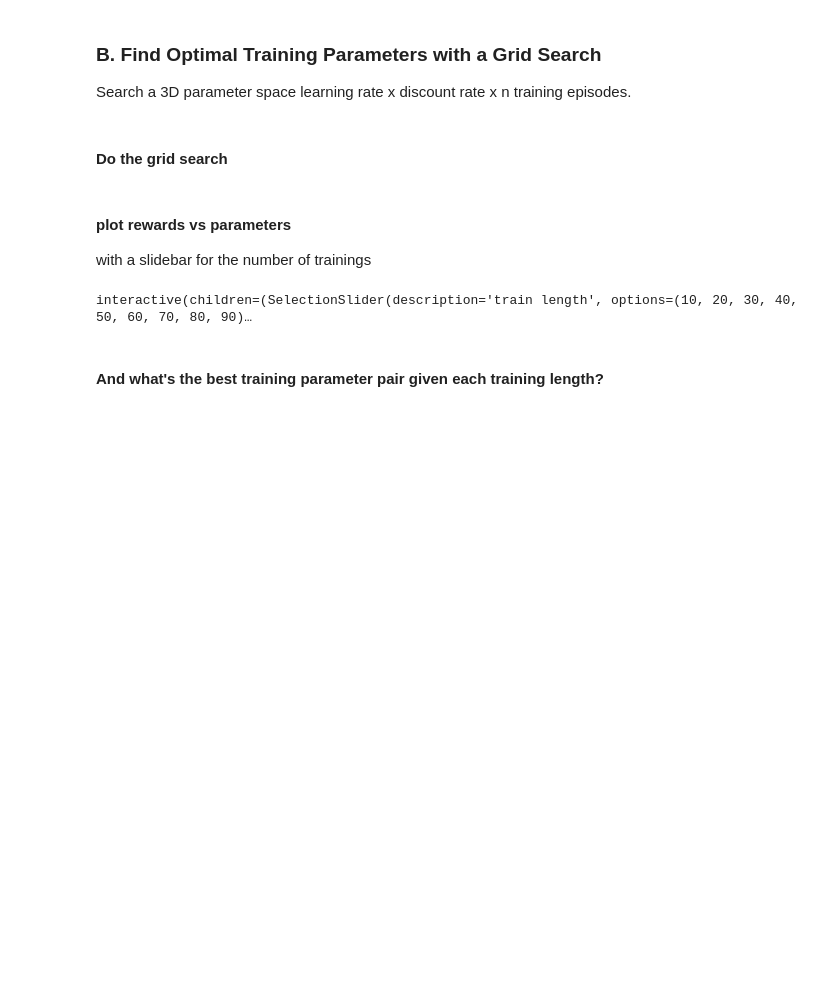
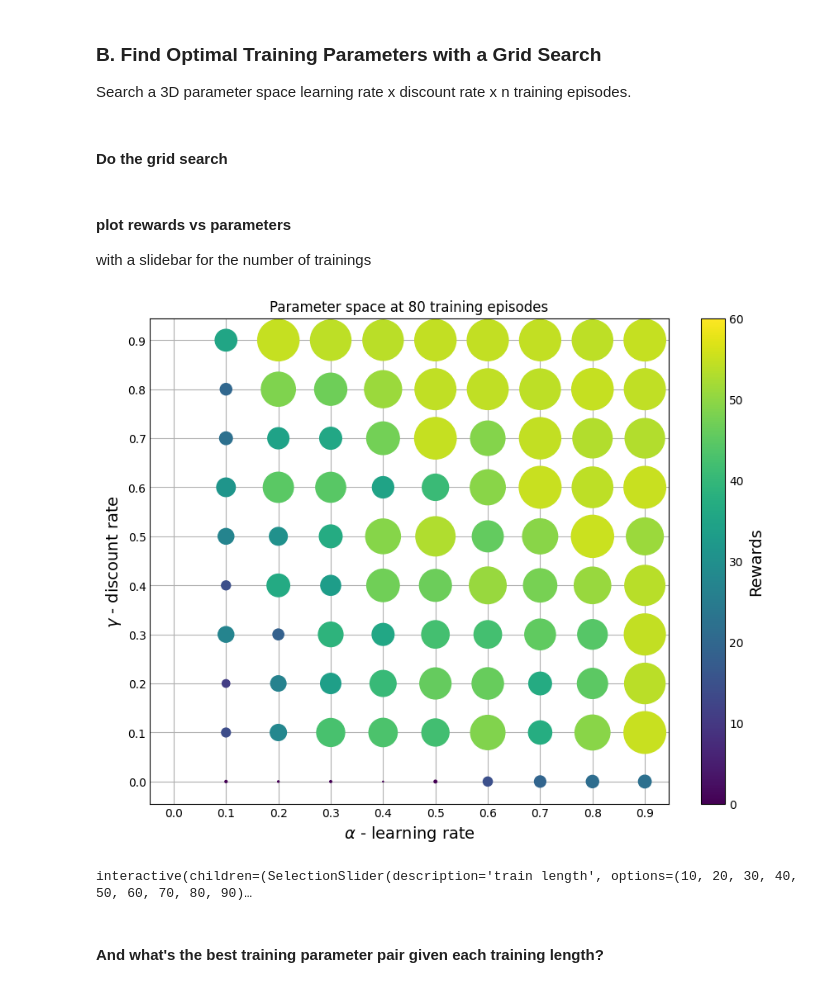
Before and after one commit to bamesserly/rl-sandbox, a Jupyter notebook: shower.ipynb, the cells around one changed output. Saved outputs shown, nothing was run; the diff lists cells and outputs as text; code cells hidden in the pictures; blank space fills up the shorter version.

Commit message:
Plot of grid search added.

```diff
--- a/shower.ipynb
+++ b/shower.ipynb
@@ -240,33 +240,36 @@ from ipywidgets import interact,widgets,fixed
 # %%
 def plot_hyperparams_grid(n_episodes, data_x, data_y, data_z):
     f, ax = plt.subplots(figsize=(8,6))
 
     graph_x = data_x[n_episodes]
     graph_y = data_y[n_episodes]
     graph_z = data_z[n_episodes]
 
     # marker sizes - 1 invisible, 10 very small, 100 small, 5000 very big,
     size_list=np.array(graph_z)
     size_list = [5e-12*(i+60)**7 for i in size_list]
 
     points=ax.scatter(graph_x, graph_y, c=graph_z, cmap='viridis',vmin=0,vmax=60,marker='o',s=size_list)
     cbar=plt.colorbar(points)
     cbar.set_label("Rewards", fontsize=14)
     ax.set_xlabel(r'$\alpha$ - learning rate',fontsize=14)
     ax.set_ylabel(r'$\gamma$ - discount rate',fontsize=14)
     ax.set_yticks(np.arange(0,1,.1))
     ax.set_xticks(np.arange(0,1,.1))
     ax.set_title(f"Parameter space at {n_episodes} training episodes")
     plt.show()
 
+plot_hyperparams_grid(80,alphas,gammas,rewards)
+
 interact(
         plot_hyperparams_grid,
         n_episodes = widgets.SelectionSlider(description='train length', options = list(alphas.keys())),
         data_x = fixed(alphas),
         data_y = fixed(gammas),
         data_z = fixed(rewards)
         );
 # %% [output]
+[figure, added]
 interactive(children=(SelectionSlider(description='train length', options=(10, 20, 30, 40, 50, 60, 70, 80, 90)…
 # %% [markdown]
 #### And what's the best training parameter pair given each training length?
```
Also changed, not shown: parts of 6 cells of this notebook.
